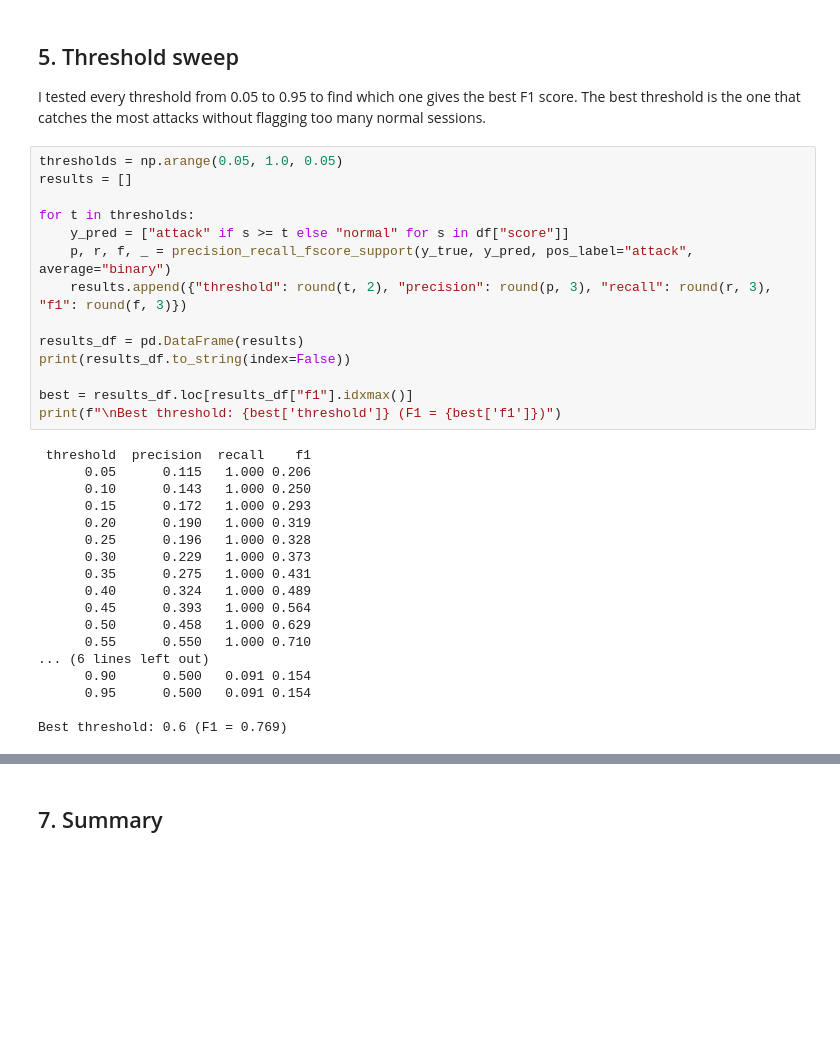
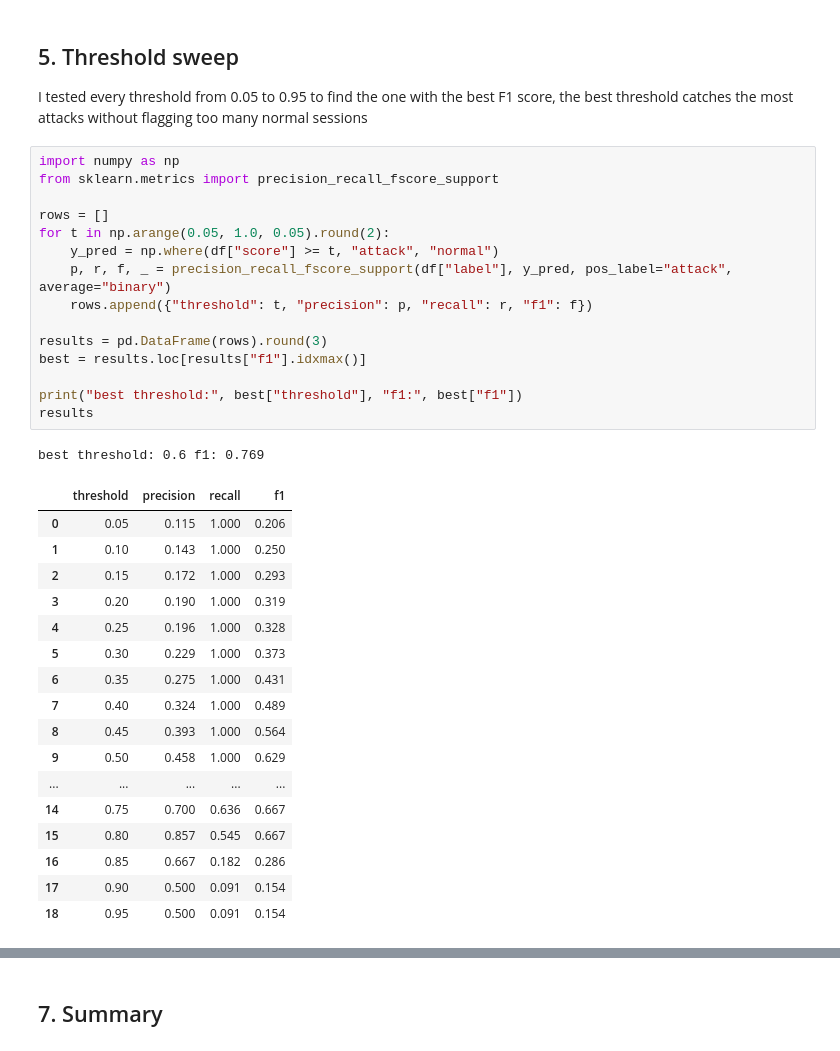
Before and after one commit to AmraniCh/ftp-ids-ml, a Jupyter notebook: notebooks/evaluation.ipynb, the cells around one changed output, grey strips where cells are left out. Saved outputs shown, nothing was run; the diff lists cells and outputs as text; blank space fills up the shorter version.

```diff
--- a/notebooks/evaluation.ipynb
+++ b/notebooks/evaluation.ipynb
@@ -137,38 +74,38 @@ plt.show()
 # %% [markdown]
 ## 5. Threshold sweep
 
-I tested every threshold from 0.05 to 0.95 to find which one gives
-the best F1 score. The best threshold is the one that catches the
-most attacks without flagging too many normal sessions.
+I tested every threshold from 0.05 to 0.95 to find the one with the best F1 score, the best threshold catches the most attacks without flagging too many normal sessions
 # %%
-thresholds = np.arange(0.05, 1.0, 0.05)
-results = []
+import numpy as np
+from sklearn.metrics import precision_recall_fscore_support
 
-for t in thresholds:
-    y_pred = ["attack" if s >= t else "normal" for s in df["score"]]
-    p, r, f, _ = precision_recall_fscore_support(y_true, y_pred, pos_label="attack", average="binary")
-    results.append({"threshold": round(t, 2), "precision": round(p, 3), "recall": round(r, 3), "f1": round(f, 3)})
+rows = []
+for t in np.arange(0.05, 1.0, 0.05).round(2):
+    y_pred = np.where(df["score"] >= t, "attack", "normal")
+    p, r, f, _ = precision_recall_fscore_support(df["label"], y_pred, pos_label="attack", average="binary")
+    rows.append({"threshold": t, "precision": p, "recall": r, "f1": f})
 
-results_df = pd.DataFrame(results)
-print(results_df.to_string(index=False))
+results = pd.DataFrame(rows).round(3)
+best = results.loc[results["f1"].idxmax()]
 
-best = results_df.loc[results_df["f1"].idxmax()]
-print(f"\nBest threshold: {best['threshold']} (F1 = {best['f1']})")
+print("best threshold:", best["threshold"], "f1:", best["f1"])
+results
 # %% [output]
- threshold  precision  recall    f1
-      0.05      0.115   1.000 0.206
-      0.10      0.143   1.000 0.250
-      0.15      0.172   1.000 0.293
-      0.20      0.190   1.000 0.319
-      0.25      0.196   1.000 0.328
-      0.30      0.229   1.000 0.373
-      0.35      0.275   1.000 0.431
-      0.40      0.324   1.000 0.489
-      0.45      0.393   1.000 0.564
-      0.50      0.458   1.000 0.629
-      0.55      0.550   1.000 0.710
-... (6 lines left out)
-      0.90      0.500   0.091 0.154
-      0.95      0.500   0.091 0.154
-
-Best threshold: 0.6 (F1 = 0.769)
+best threshold: 0.6 f1: 0.769
+|  | threshold | precision | recall | f1 |
+| 0 | 0.05 | 0.115 | 1.000 | 0.206 |
+| 1 | 0.10 | 0.143 | 1.000 | 0.250 |
+| 2 | 0.15 | 0.172 | 1.000 | 0.293 |
+| 3 | 0.20 | 0.190 | 1.000 | 0.319 |
+| 4 | 0.25 | 0.196 | 1.000 | 0.328 |
+| 5 | 0.30 | 0.229 | 1.000 | 0.373 |
+| 6 | 0.35 | 0.275 | 1.000 | 0.431 |
+| 7 | 0.40 | 0.324 | 1.000 | 0.489 |
+| 8 | 0.45 | 0.393 | 1.000 | 0.564 |
+| 9 | 0.50 | 0.458 | 1.000 | 0.629 |
+| ... | ... | ... | ... | ... |
+| 14 | 0.75 | 0.700 | 0.636 | 0.667 |
+| 15 | 0.80 | 0.857 | 0.545 | 0.667 |
+| 16 | 0.85 | 0.667 | 0.182 | 0.286 |
+| 17 | 0.90 | 0.500 | 0.091 | 0.154 |
+| 18 | 0.95 | 0.500 | 0.091 | 0.154 |
```
Also changed, not shown: parts of 20 cells of this notebook.
